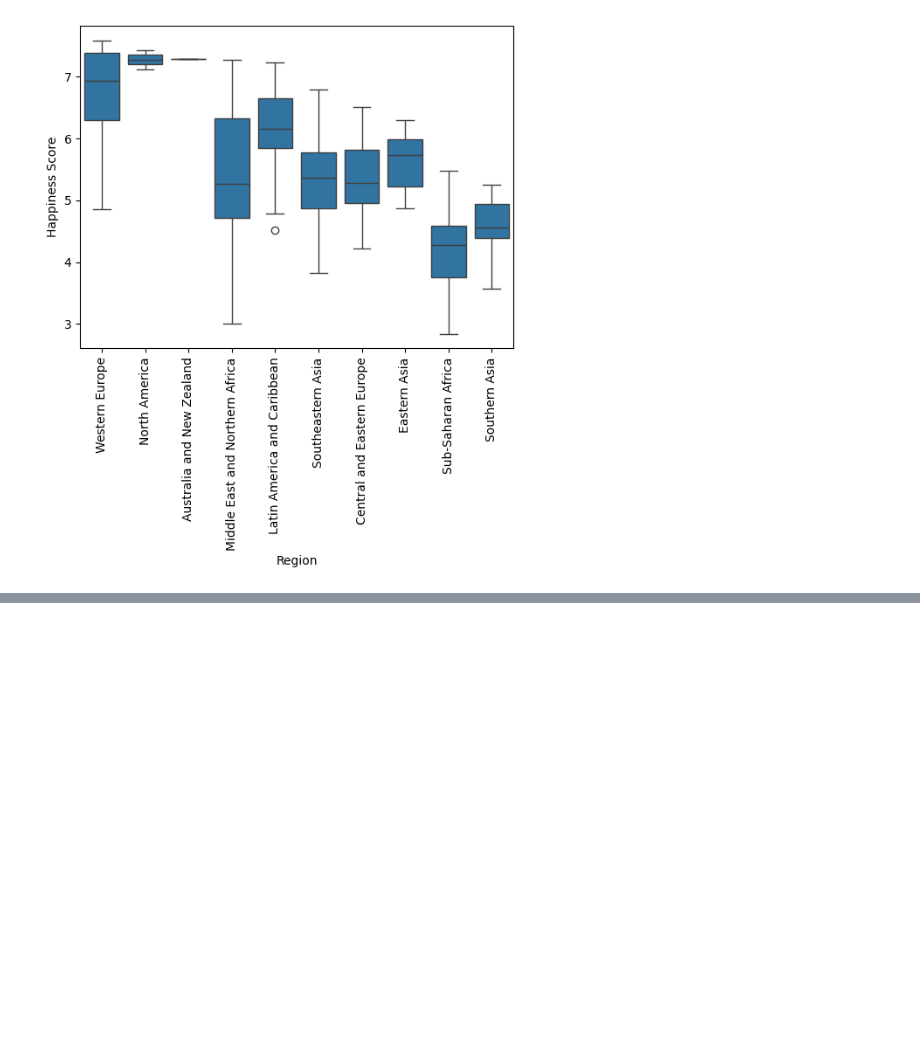
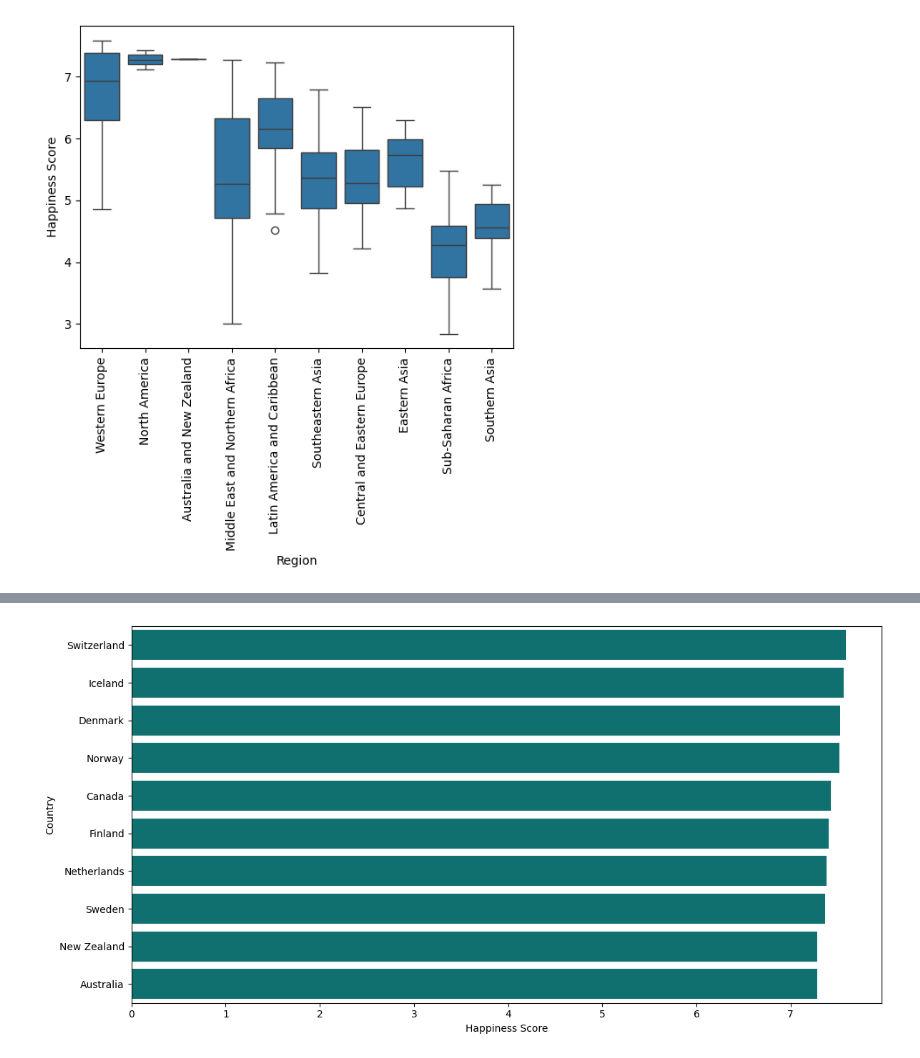
Before and after one commit to codewithsanju-ai/world_happiness_analysis, a Jupyter notebook: main.ipynb, the cells around one changed output, grey strips where cells are left out. Drawn from its saved outputs; the diff is of its cells as text; code cells hidden in the pictures; blank space fills up the shorter version.

```diff
--- a/main.ipynb
+++ b/main.ipynb
@@ -236,0 +284,20 @@ plt.show()
+# %%
+top10 = df.nlargest(10, "Happiness Score")
+
+plt.figure(figsize=(12, 6))
+
+sns.barplot(
+    data=top10,
+    x="Happiness Score",
+    y="Country",
+    color="teal"
+)
+
+plt.title=("Top 10 Happiest Countries")
+plt.xlabel=("Happiness Score")
+plt.ylabel=("Country")
+
+plt.tight_layout()
+plt.show()
+# %% [output]
+[figure, added]
```
Also changed, not shown: parts of 7 cells of this notebook.
